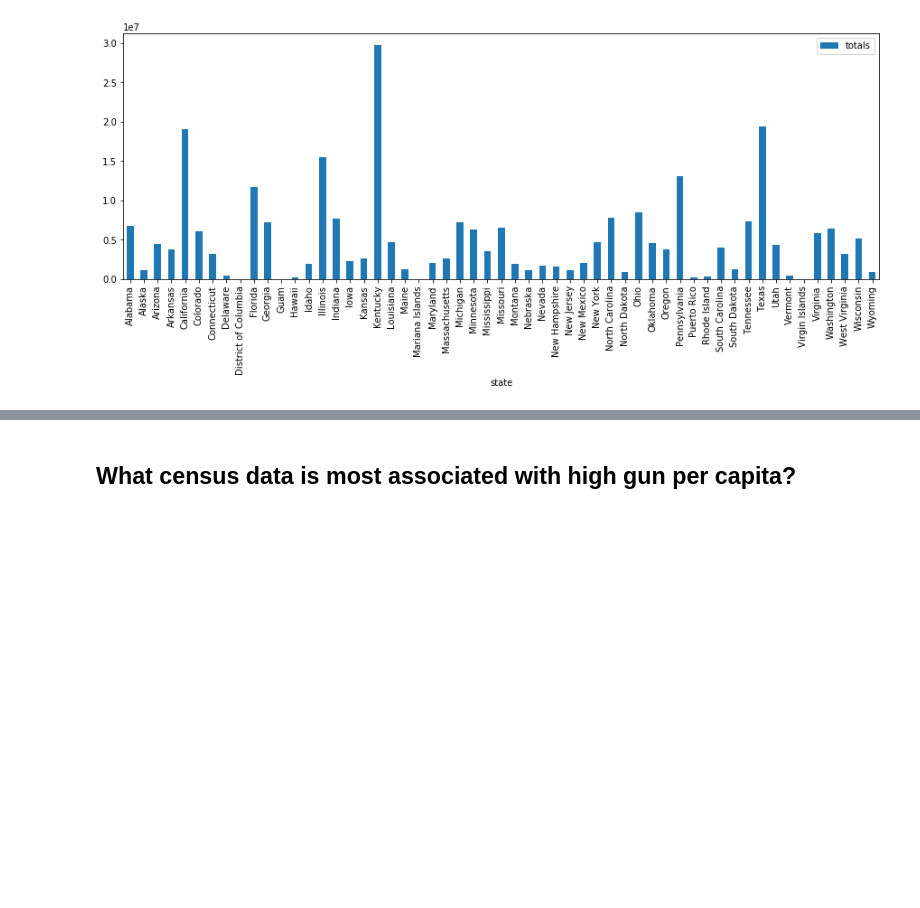
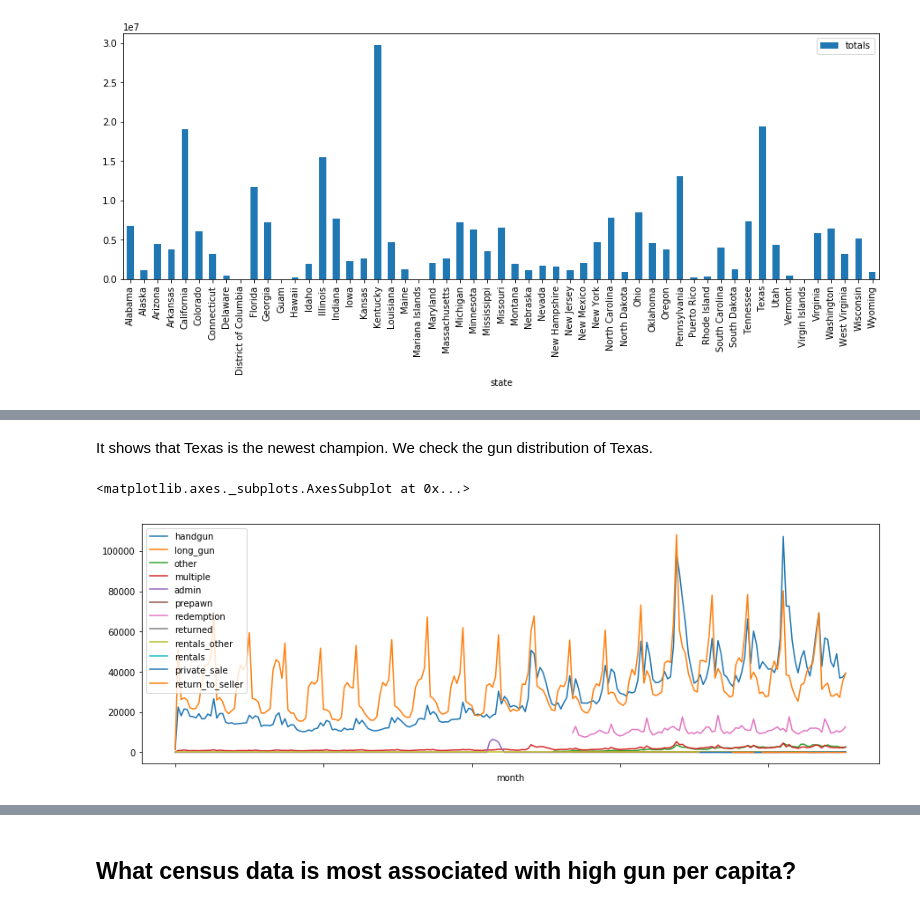
Before and after one commit to xchwan/FBI_Gun_Data_Analysis, a Jupyter notebook: Data_Analysis_Project_gun_data.ipynb, the cells around one changed output, grey strips where cells are left out. Drawn from its saved outputs; the diff is of its cells as text; code cells hidden in the pictures; blank space fills up the shorter version.

```diff
--- a/Data_Analysis_Project_gun_data.ipynb
+++ b/Data_Analysis_Project_gun_data.ipynb
@@ -165,0 +174,8 @@ time_vs_total_gun_reshape.loc[:,top_5_total_gun_state].plot(kind='line',sort_col
+# %% [markdown]
+It shows that Texas is the newest champion. We check the gun distribution of Texas.
+# %%
+gun_data_drop_by_month_no_permit = gun_data_drop_by_month.drop(['permit','permit_recheck'], axis=1)
+gun_data_drop_by_month_no_permit[gun_data.state == 'Texas'].plot(kind='line', x='month', figsize=(15,5))
+# %% [output]
+<matplotlib.axes._subplots.AxesSubplot at 0x...>
+[figure, added]
```
Also changed, not shown: parts of 31 cells of this notebook.
